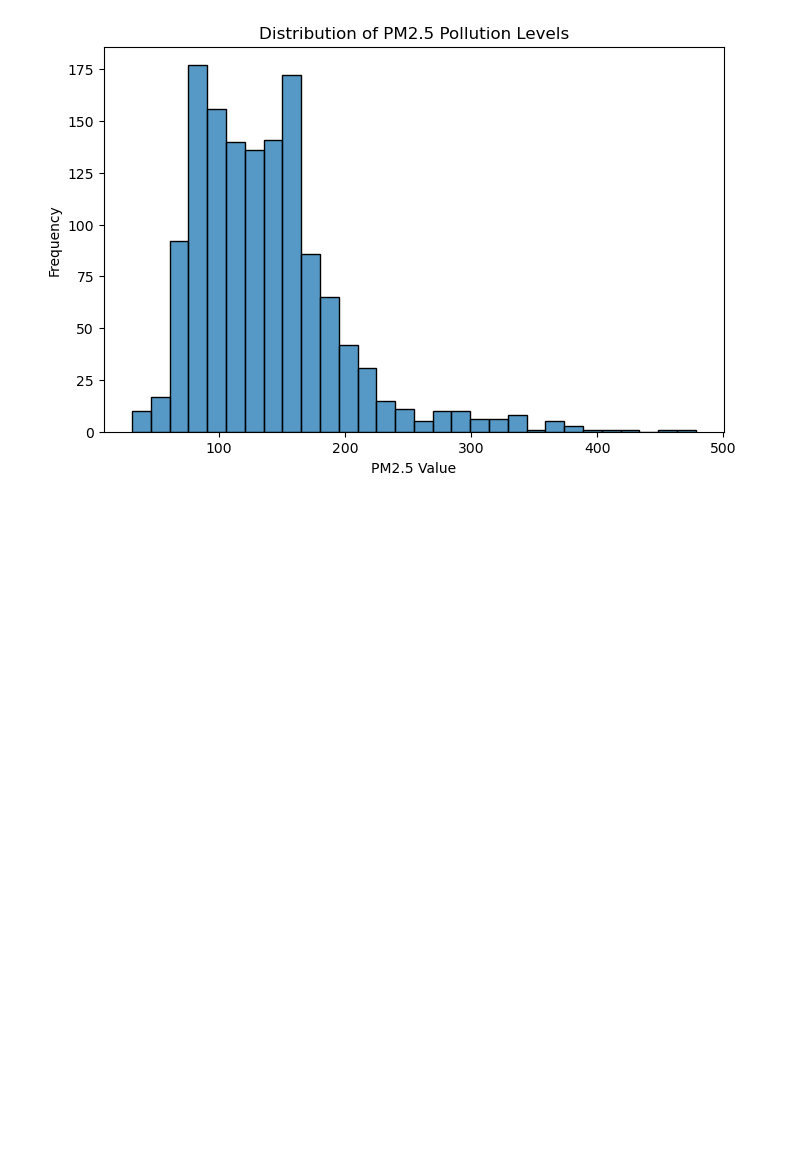
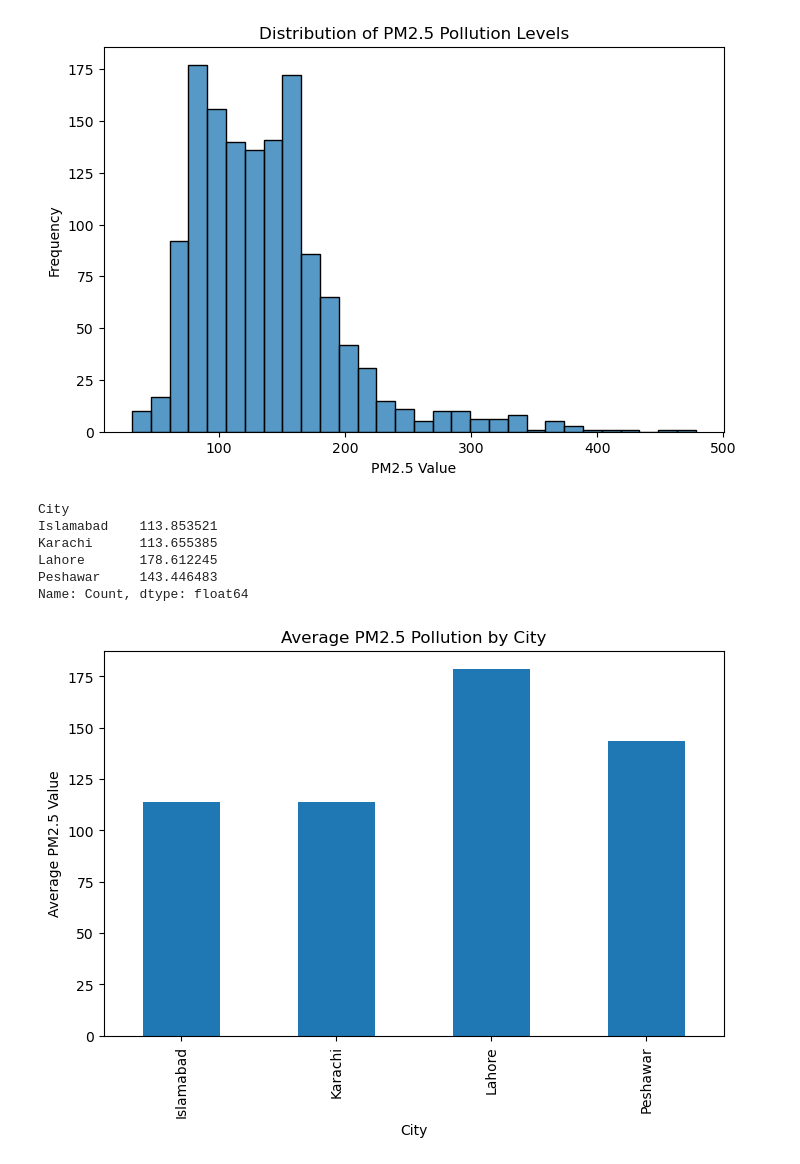
Before and after one commit to Bushra-Baloch/air-quality-prediction-ml-, a Jupyter notebook: air-quality-prediction-ml/notebooks/air_quality_analysis.ipynb, the cells around one changed output. Cells and saved outputs as stored; diff of their text form; code cells hidden in the pictures; blank space fills up the shorter version.

Commit message:
Added average PM2.5 pollution by city bar chart

```diff
--- a/air-quality-prediction-ml/notebooks/air_quality_analysis.ipynb
+++ b/air-quality-prediction-ml/notebooks/air_quality_analysis.ipynb
@@ -147,3 +161,28 @@ plt.savefig("../images/pm25_distribution.png")
 plt.show()
 # %% [output]
 [figure]
+# %%
+city_avg = pm25_data.groupby("City")["Count"].mean()
+
+city_avg
+# %% [output]
+City
+Islamabad    113.853521
+Karachi      113.655385
+Lahore       178.612245
+Peshawar     143.446483
+Name: Count, dtype: float64
+# %%
+plt.figure(figsize=(8,5))
+
+city_avg.plot(kind="bar")
+
+plt.title("Average PM2.5 Pollution by City")
+plt.xlabel("City")
+plt.ylabel("Average PM2.5 Value")
+
+plt.savefig("../images/avg_pollution_by_city.png")
+
+plt.show()
+# %% [output]
+[figure, added]
```
Also changed, not shown: parts of 2 cells of this notebook, 1 other file.
